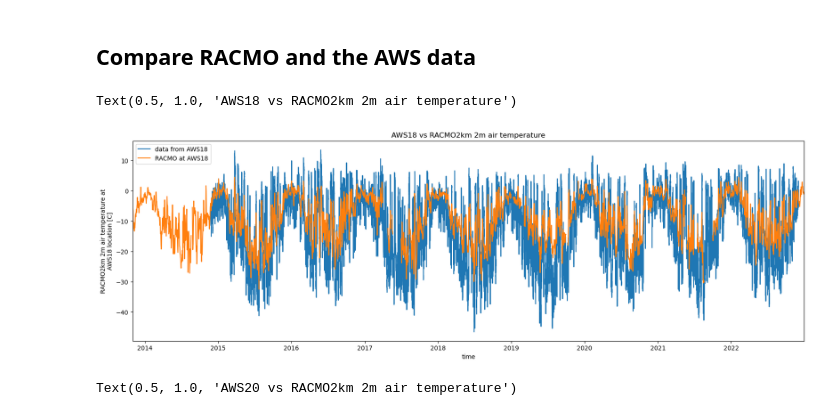
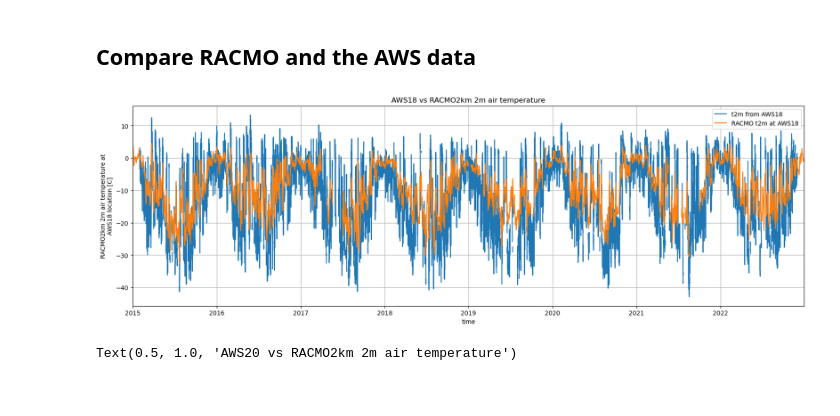
Before and after one commit to ldeo-glaciology/AntPen_NSF_NERC, a Jupyter notebook: code/aws/larsen_AWS_RACMO2km.ipynb, the cells around one changed output. Saved outputs shown, nothing was run; the diff lists cells and outputs as text; code cells hidden in the pictures.

Commit message:
update AWS RACMO, GNSS NBs

```diff
--- a/code/aws/larsen_AWS_RACMO2km.ipynb
+++ b/code/aws/larsen_AWS_RACMO2km.ipynb
@@ -66,20 +125,26 @@ aws20_df2 = pd.read_csv("../../data/flask/aws/AWS20/AWS20_temp_2025.csv", parse_
 ## Combine all three AWS T time series
 # %%
 # rename temperature columns
-aws18_df = aws18_df.rename(columns={"TTT [°C]": "temperature"})
+aws18_df = aws18_df.rename(columns={"TTT [°C] (corrected at 2m height)": "temperature"})
 aws20_df1 = aws20_df1.rename(columns={"t": "temperature"})
 aws20_df2 = aws20_df2.rename(columns={"Thut": "temperature"})
+aws20_df3 = aws20_df3.rename(columns={"t2m": "temperature"})
+aws20_df4 = aws20_df4.rename(columns={"T": "temperature"})
 
 # rename datetime columns
 aws18_df = aws18_df.rename(columns={"Date/Time": "datetime"})
+aws20_df3 = aws20_df3.rename(columns={"time": "datetime"})
+
 
 # extract temperature data and convert to xarray datasets
 def extract_temperature_ds(df): return df.set_index("datetime").to_xarray().temperature
 aws18_ds = extract_temperature_ds(aws18_df)
 aws20_ds1 = extract_temperature_ds(aws20_df1)
 aws20_ds2 = extract_temperature_ds(aws20_df2)
+aws20_ds3 = extract_temperature_ds(aws20_df3)
+aws20_ds4 = extract_temperature_ds(aws20_df4)
 
 
 aws20_ds2 = aws20_ds2.where(aws20_ds2 < 20)
 
-AWS_LC = xr.merge([aws18_ds, aws20_ds1], compat="override")
+AWS_LC = xr.merge([aws18_ds, aws20_ds1, aws20_ds3, aws20_ds4])
@@ -391,13 +484,13 @@ p_flask_c.plot()
 # %% [markdown]
 ## Compare RACMO and the AWS data
 # %%
-aws18_ds.plot(label='data from AWS18', figsize=(20, 6))
-racmo_at_aws18_T.plot(xlim=(pd.Timestamp('2013-11-01'), pd.Timestamp('2022-12-31')),  label='RACMO at AWS18')
+aws18_ds.plot(label='t2m from AWS18', figsize=(20, 6))
+racmo_at_aws18_T.plot(xlim=(pd.Timestamp('2015-01-01'), pd.Timestamp('2022-12-31')),  label='RACMO t2m at AWS18')
 plt.legend()
 plt.title('AWS18 vs RACMO2km 2m air temperature')
+plt.grid()
 # %% [output]
-Text(0.5, 1.0, 'AWS18 vs RACMO2km 2m air temperature')
-[figure, old version]
+[figure, new version]
 # %%
 aws20_ds1.plot(label='data from AWS20', figsize=(20, 6))
 racmo_at_aws20_T.plot(xlim=(pd.Timestamp('2022-01-01'), pd.Timestamp('2025-12-31')),  label='RACMO at AWS20')
```
Also changed, not shown: parts of 13 cells of this notebook, 2 other files.
